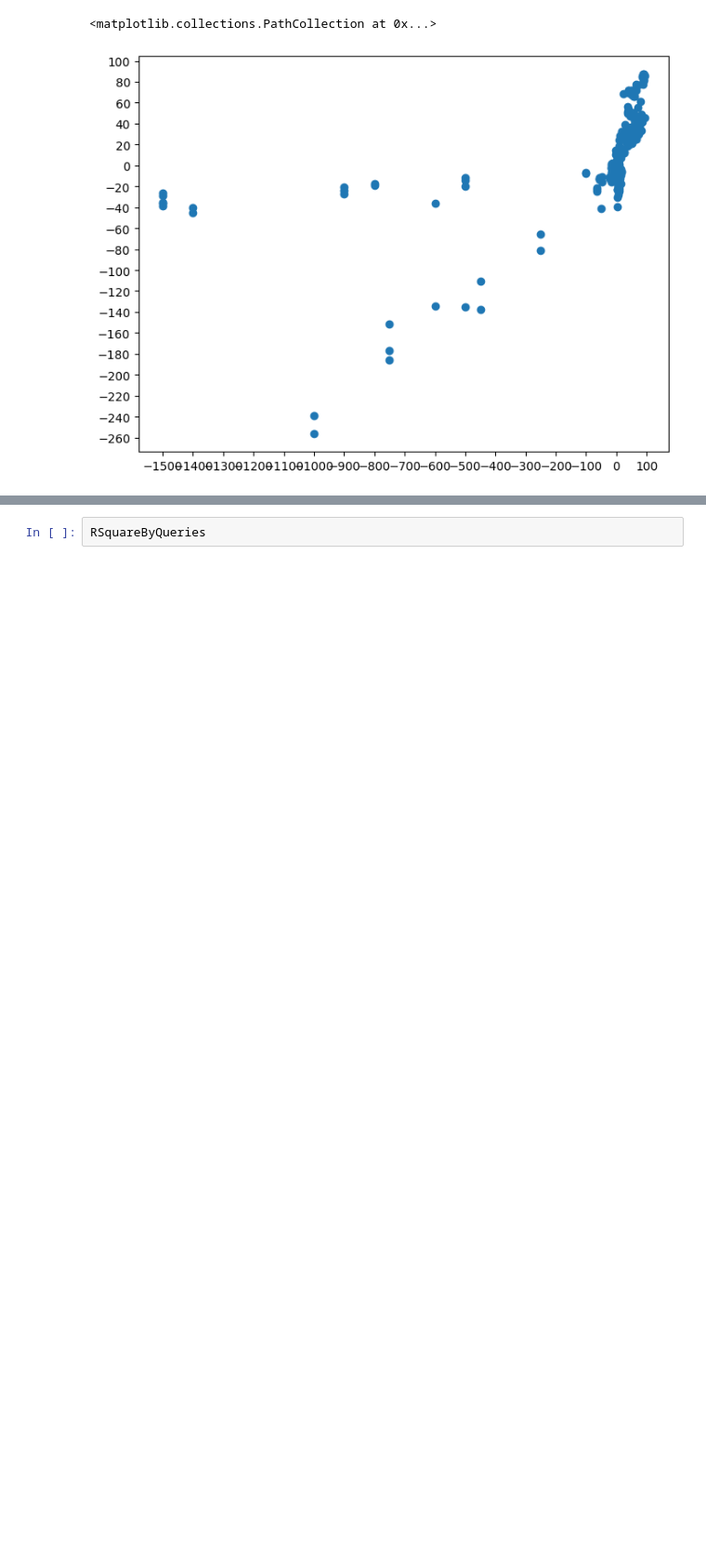
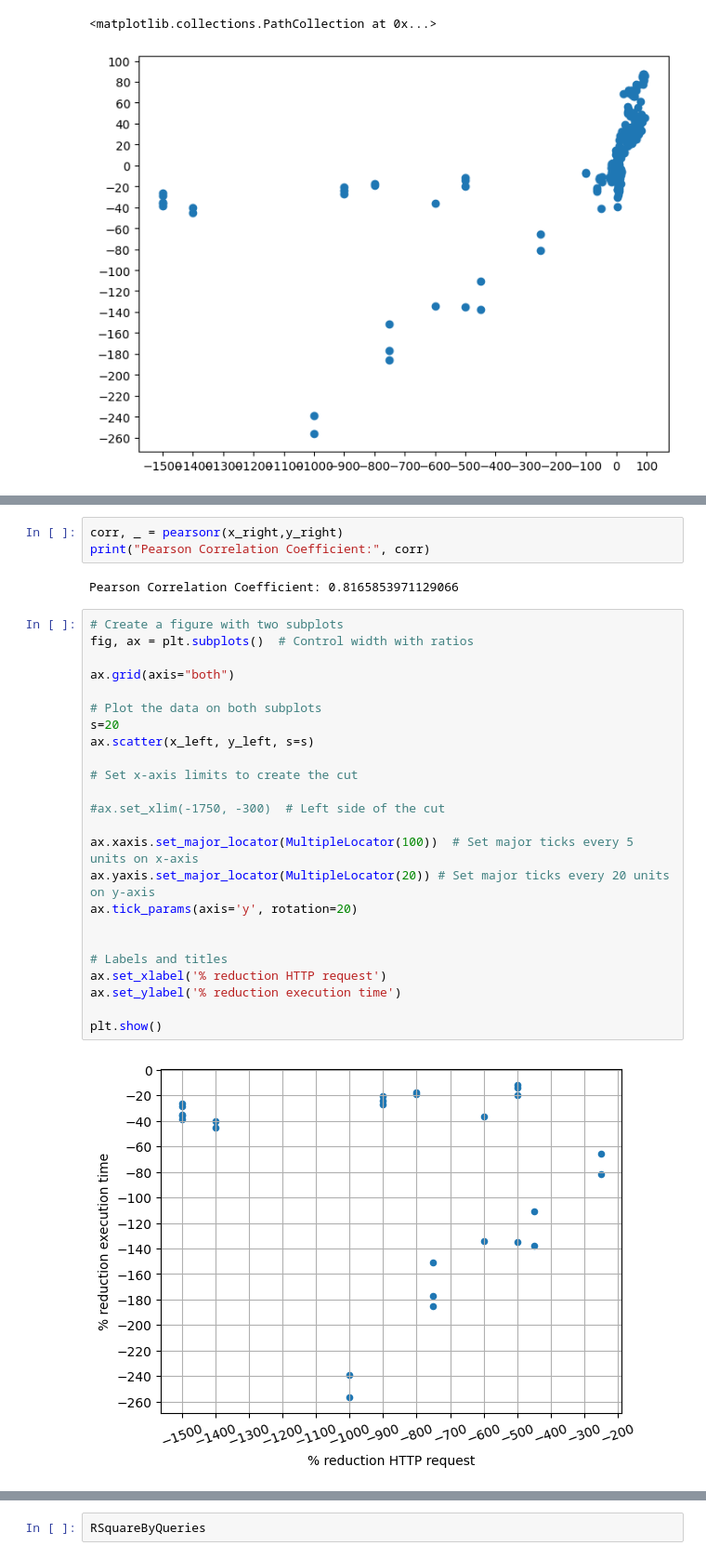
Before and after one commit to shapeIndexComunicaExperiment/analysis, a Jupyter notebook: notebooks/linearity_reduction_rhttp_time.ipynb, the cells around one changed output, grey strips where cells are left out. Shown: that part at 93% size. Drawn from its saved outputs; the diff is of its cells as text; blank space fills up the shorter version.

```diff
--- a/notebooks/linearity_reduction_rhttp_time.ipynb
+++ b/notebooks/linearity_reduction_rhttp_time.ipynb
@@ -131,0 +184,31 @@ plt.show()
+# %%
+corr, _ = pearsonr(x_right,y_right)
+print("Pearson Correlation Coefficient:", corr)
+# %% [output]
+Pearson Correlation Coefficient: 0.8165853971129066
+# %%
+# Create a figure with two subplots
+fig, ax = plt.subplots()  # Control width with ratios
+
+ax.grid(axis="both")
+
+# Plot the data on both subplots
+s=20
+ax.scatter(x_left, y_left, s=s)
+
+# Set x-axis limits to create the cut
+
+#ax.set_xlim(-1750, -300)  # Left side of the cut
+
+ax.xaxis.set_major_locator(MultipleLocator(100))  # Set major ticks every 5 units on x-axis
+ax.yaxis.set_major_locator(MultipleLocator(20)) # Set major ticks every 20 units on y-axis
+ax.tick_params(axis='y', rotation=20)
+
+
+# Labels and titles
+ax.set_xlabel('% reduction HTTP request')
+ax.set_ylabel('% reduction execution time')
+
+plt.show()
+# %% [output]
+[figure, added]
```
Also changed, not shown: parts of 8 cells of this notebook, 7 other files.
